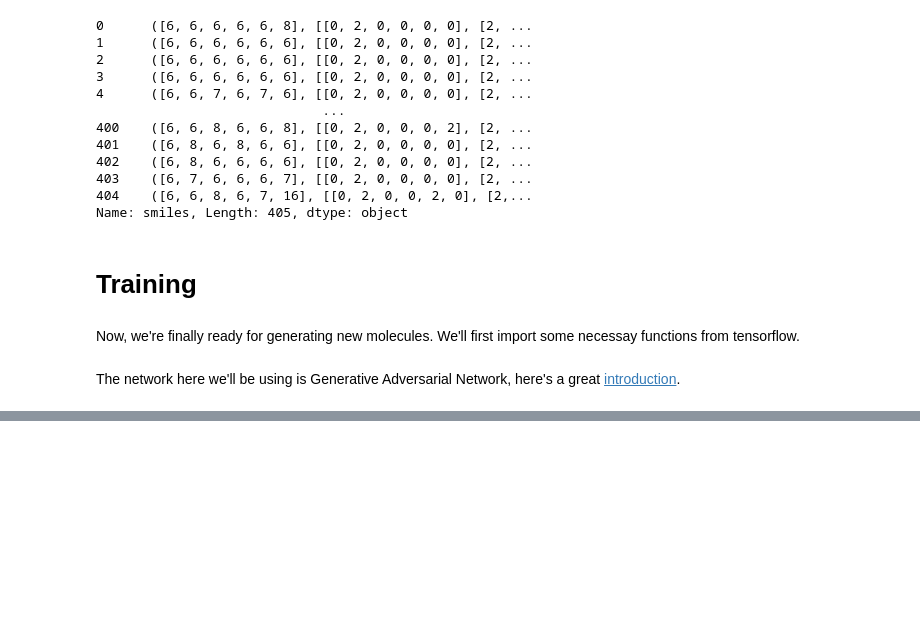
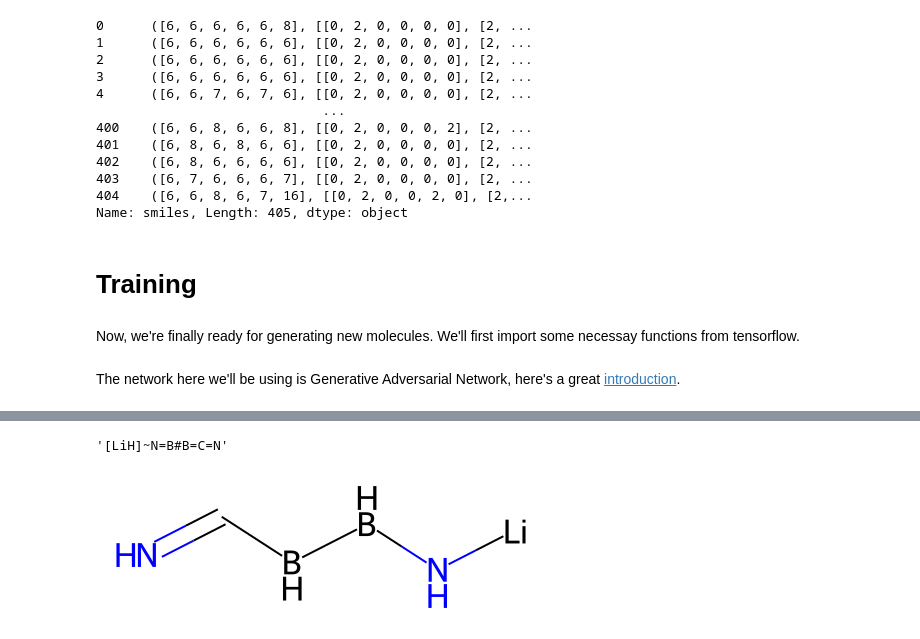
Before and after one commit to susanzhang233/mollykill, a Jupyter notebook: demo.ipynb, the cells around one changed output, grey strips where cells are left out. Drawn from its saved outputs; the diff is of its cells as text; code cells hidden in the pictures; blank space fills up the shorter version.

```diff
--- a/demo.ipynb
+++ b/demo.ipynb
@@ -182,0 +175,8 @@ RDKit ERROR: [21:35:46] Explicit valence for atom # 1 Be, 3, is greater than per
+# %%
+Chem.MolToSmiles(dog)
+# %% [output]
+'[LiH]~N=B#B=C=N'
+# %%
+Chem.MolFromSmiles("[Li]NBBC=N")
+# %% [output]
+[figure, added]
```
Also changed, not shown: parts of 5 cells of this notebook.
